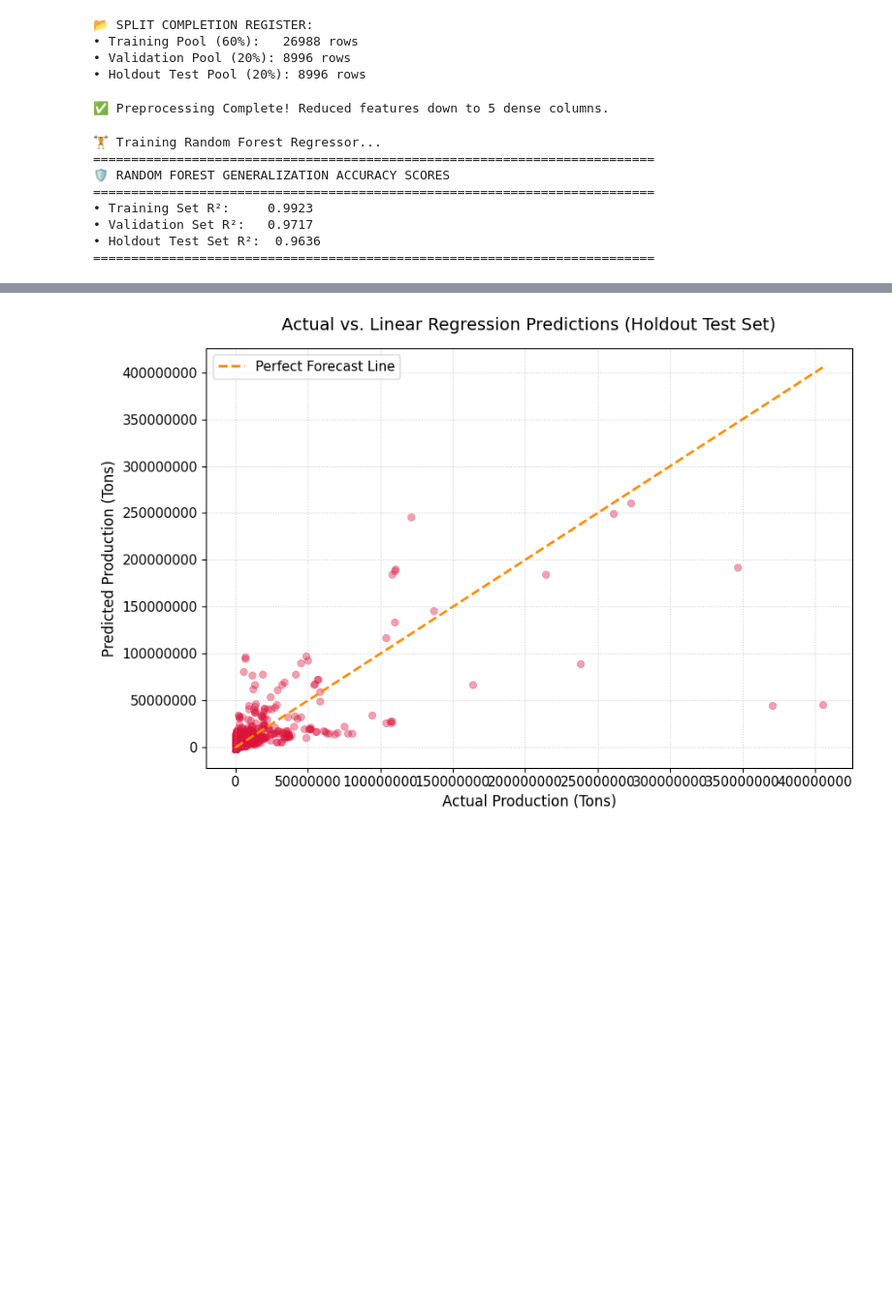
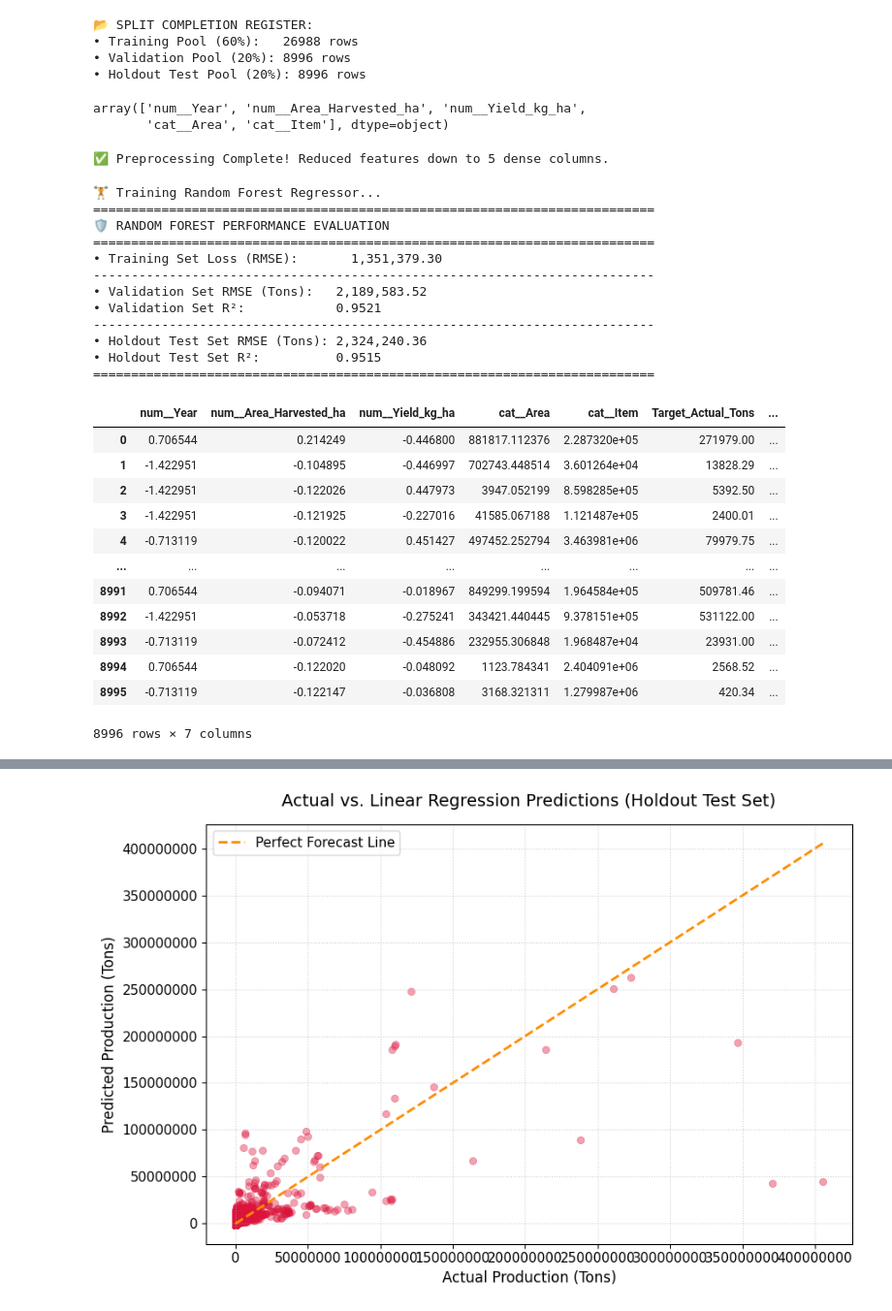
Before and after one commit to yasmeen-lab/crop-production-forecasting, a Jupyter notebook: model_training.ipynb, the cells around one changed output, grey strips where cells are left out. Shown at 97% size. Saved outputs shown, nothing was run; the diff lists cells and outputs as text; code cells hidden in the pictures; blank space fills up the shorter version.

Commit message:
Updated app.py and model training scripts

```diff
--- a/model_training.ipynb
+++ b/model_training.ipynb
@@ -77,10 +77,11 @@ X_test_transformed = preprocessor.transform(X_test)
 # %%
 # Get feature names
 all_column_names = preprocessor.get_feature_names_out()
-# %%
-X_train_transformed = preprocessor.transform(X_train)
-X_validate_transformed = preprocessor.transform(X_validate)
-X_test_transformed = preprocessor.transform(X_test)
+# %%
+all_column_names
+# %% [output]
+array(['num__Year', 'num__Area_Harvested_ha', 'num__Yield_kg_ha',
+       'cat__Area', 'cat__Item'], dtype=object)
 # %%
 # Reconstruct clean feature DataFrames (No .toarray() needed!)
 X_train_df = pd.DataFrame(X_train_transformed, columns=all_column_names)
@@ -103,27 +104,63 @@ rf_train_preds = rf_model.predict(X_train_df)
 rf_val_preds = rf_model.predict(X_val_df)
 rf_test_preds = rf_model.predict(X_test_df)
 
+# Calculate Metrics
+# Training Loss (MSE)
+rf_train_mse = np.sqrt(mean_squared_error(y_train, rf_train_preds))
+
+# Validation Metrics (RMSE & R²)
+rf_val_rmse = np.sqrt(mean_squared_error(y_validate, rf_val_preds))
+rf_val_r2 = r2_score(y_validate, rf_val_preds)
+
+# Holdout Test Metrics (RMSE & R²)
+rf_test_rmse = np.sqrt(mean_squared_error(y_test, rf_test_preds))
+rf_test_r2 = r2_score(y_test, rf_test_preds)
+
 print("==========================================================================")
-print("🛡️ RANDOM FOREST GENERALIZATION ACCURACY SCORES")
+print("🛡️ RANDOM FOREST PERFORMANCE EVALUATION")
 print("==========================================================================")
-print(f"• Training Set R²:     {r2_score(y_train, rf_train_preds):.4f}")
-print(f"• Validation Set R²:   {r2_score(y_validate, rf_val_preds):.4f}")
-print(f"• Holdout Test Set R²:  {r2_score(y_test, rf_test_preds):.4f}")
+print(f"• Training Set Loss (RMSE):       {rf_train_mse:,.2f}")
+print("--------------------------------------------------------------------------")
+print(f"• Validation Set RMSE (Tons):   {rf_val_rmse:,.2f}")
+print(f"• Validation Set R²:            {rf_val_r2:.4f}")
+print("--------------------------------------------------------------------------")
+print(f"• Holdout Test Set RMSE (Tons): {rf_test_rmse:,.2f}")
+print(f"• Holdout Test Set R²:          {rf_test_r2:.4f}")
 print("==========================================================================\n")
 # %% [output]
 🏋️ Training Random Forest Regressor...
 ==========================================================================
-🛡️ RANDOM FOREST GENERALIZATION ACCURACY SCORES
+🛡️ RANDOM FOREST PERFORMANCE EVALUATION
 ==========================================================================
-• Training Set R²:     0.9923
-• Validation Set R²:   0.9717
-• Holdout Test Set R²:  0.9636
+• Training Set Loss (RMSE):       1,351,379.30
+--------------------------------------------------------------------------
+• Validation Set RMSE (Tons):   2,189,583.52
+• Validation Set R²:            0.9521
+--------------------------------------------------------------------------
+• Holdout Test Set RMSE (Tons): 2,324,240.36
+• Holdout Test Set R²:          0.9515
 ==========================================================================
 # %%
 # Reconstruct diagnostic test DataFrame
 test_rf_df = X_test_df.copy()
 test_rf_df['Target_Actual_Tons'] = y_test.values
 test_rf_df['Model_Predicted_Tons'] = rf_test_preds
+# %%
+test_rf_df
+# %% [output]
+|  | num__Year | num__Area_Harvested_ha | num__Yield_kg_ha | cat__Area | cat__Item | Target_Actual_Tons | ... |
+| 0 | 0.706544 | 0.214249 | -0.446800 | 881817.112376 | 2.287320e+05 | 271979.00 | ... |
+| 1 | -1.422951 | -0.104895 | -0.446997 | 702743.448514 | 3.601264e+04 | 13828.29 | ... |
+| 2 | -1.422951 | -0.122026 | 0.447973 | 3947.052199 | 8.598285e+05 | 5392.50 | ... |
+| 3 | -1.422951 | -0.121925 | -0.227016 | 41585.067188 | 1.121487e+05 | 2400.01 | ... |
+| 4 | -0.713119 | -0.120022 | 0.451427 | 497452.252794 | 3.463981e+06 | 79979.75 | ... |
+| ... | ... | ... | ... | ... | ... | ... | ... |
+| 8991 | 0.706544 | -0.094071 | -0.018967 | 849299.199594 | 1.964584e+05 | 509781.46 | ... |
+| 8992 | -1.422951 | -0.053718 | -0.275241 | 343421.440445 | 9.378151e+05 | 531122.00 | ... |
+| 8993 | -0.713119 | -0.072412 | -0.454886 | 232955.306848 | 1.968487e+04 | 23931.00 | ... |
+| 8994 | 0.706544 | -0.122020 | -0.048092 | 1123.784341 | 2.404091e+06 | 2568.52 | ... |
+| 8995 | -0.713119 | -0.122147 | -0.036808 | 3168.321311 | 1.279987e+06 | 420.34 | ... |
+8996 rows × 7 columns
 # %%
 # ==========================================
 # 4. LINEAR REGRESSION (RIDGE BASELINE)
```
Also changed, not shown: parts of 4 cells of this notebook, 1 other file.
